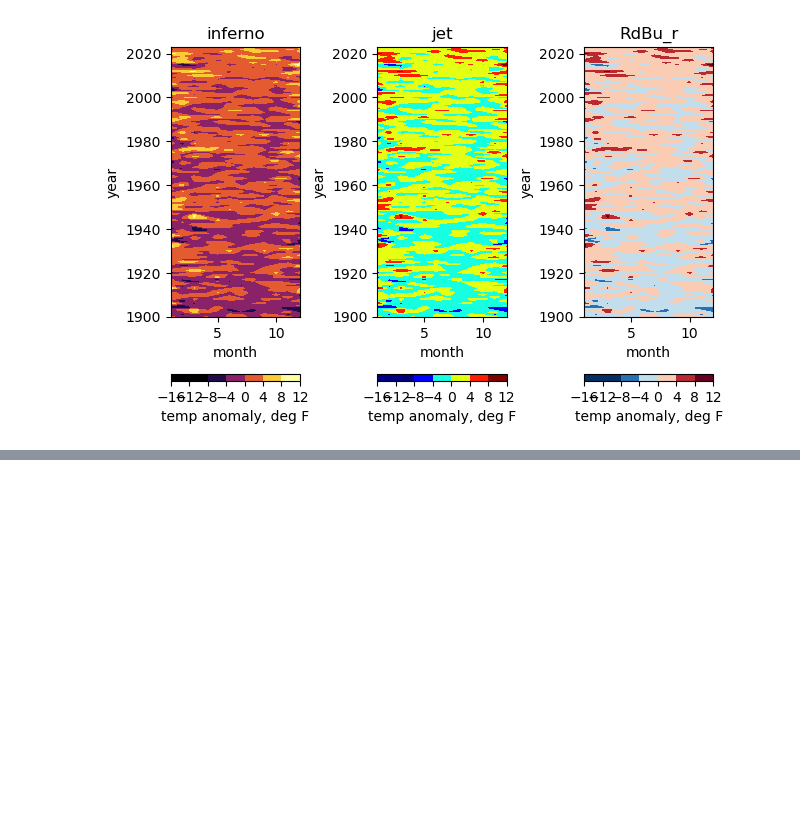
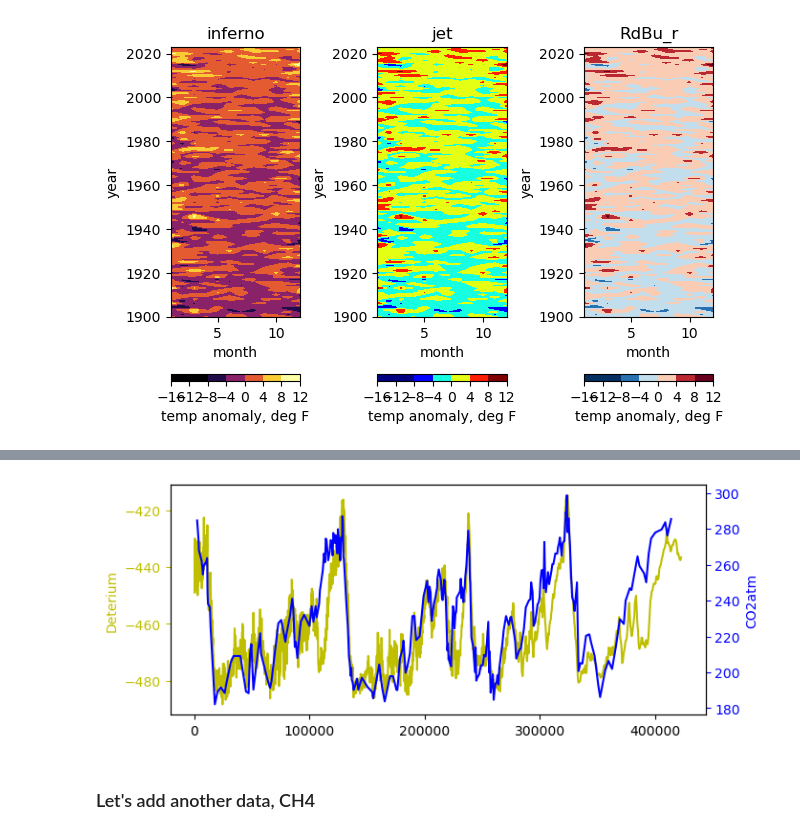
Before and after one commit to takaito1/EAS4821_S2024, a Jupyter notebook: scripts/advanced_matplotlib.ipynb, the cells around one changed output, grey strips where cells are left out. Drawn from its saved outputs; the diff is of its cells as text; code cells hidden in the pictures; blank space fills up the shorter version.

```diff
--- a/scripts/advanced_matplotlib.ipynb
+++ b/scripts/advanced_matplotlib.ipynb
@@ -234,0 +242,3 @@ plt.savefig('temp_anomaly_3cmaps.pdf', bbox_inches='tight')
+# %%
+df1 = pd.read_csv('https://www.ncei.noaa.gov/pub/data/paleo/icecore/antarctica/vostok/deutnat-noaa.txt',
+                 skiprows=300,delimiter='\t')
@@ -234,0 +261,3 @@ plt.savefig('temp_anomaly_3cmaps.pdf', bbox_inches='tight')
+# %%
+df2 = pd.read_csv('https://www.ncei.noaa.gov/pub/data/paleo/icecore/antarctica/vostok/co2nat-noaa.txt',
+                 skiprows=298,delimiter='\t')
@@ -234,0 +280,37 @@ plt.savefig('temp_anomaly_3cmaps.pdf', bbox_inches='tight')
+# %%
+# Creating a figure object (double column) with a size of 7x3 inches
+fig = plt.figure(figsize=(7,3))
+
+# Adding an axes to the figure with specific dimensions [left, bottom, width, height]
+ax1 = fig.add_axes([.1,.1,.8,.8])
+
+# Creating a twin of the main axes which shares the same x-axis but has a different y-axis
+ax2 = ax1.twinx()
+
+# Plotting data from df1 on ax1 with 'ice_ageBP' on the x-axis and 'deltaD' on the y-axis, using a yellow color
+ax1.plot(df1['ice_ageBP'],df1['deltaD'],color='y')
+
+# Plotting data from df2 on ax2 with 'gas_ageBP' on the x-axis and 'CO2' on the y-axis, using a blue color
+ax2.plot(df2['gas_ageBP'],df2['CO2'],color='b')
+
+# Setting the label for the y-axis of ax1
+ax1.set(ylabel='Deterium')
+
+# Setting the label for the y-axis of ax2
+ax2.set(ylabel='CO2atm')
+
+# Setting the color of the y-axis label for ax1 to yellow
+ax1.yaxis.label.set_color('y')
+
+# Setting the color of the y-axis label for ax2 to blue
+ax2.yaxis.label.set_color('b')
+
+# Setting the color of the tick labels on the y-axis of ax1 to yellow
+ax1.tick_params(axis='y', colors='y')
+
+# Setting the color of the tick labels on the y-axis of ax2 to blue
+ax2.tick_params(axis='y', colors='b')
+# %% [output]
+[figure, added]
+# %% [markdown]
+### Let's add another data, CH4
```
Also changed, not shown: parts of 7 cells of this notebook.
